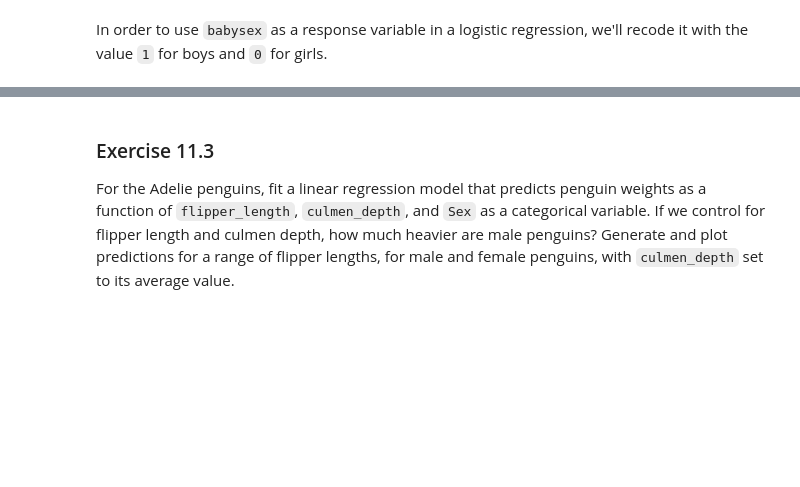
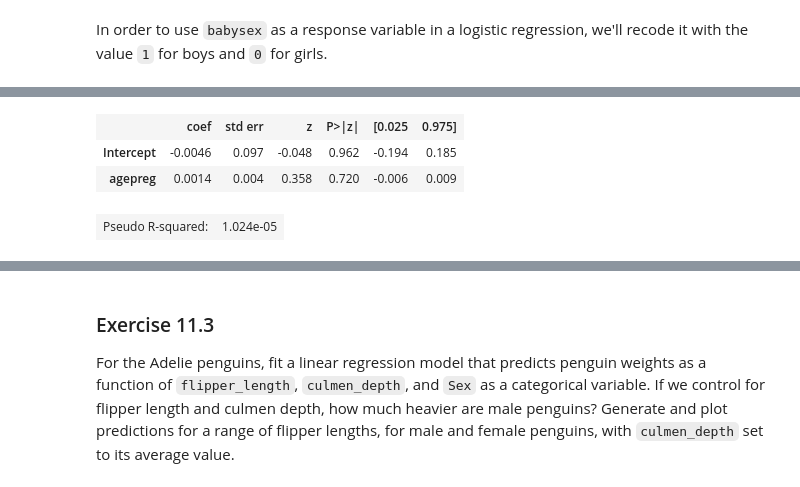
Before and after one commit to gi1no/Education, a Jupyter notebook: ThinkStats/chap11.ipynb, the cells around one changed output, grey strips where cells are left out. Cells and saved outputs as stored; diff of their text form; code cells hidden in the pictures; blank space fills up the shorter version.

```diff
--- a/ThinkStats/chap11.ipynb
+++ b/ThinkStats/chap11.ipynb
@@ -790,0 +760,10 @@ valid["y"] = (valid["babysex"] == 1).astype(int)
+# %%
+# Solution goes here.
+model = smf.logit("y ~ agepreg", data=valid)
+result_mage = model.fit(disp=False)
+display_summary(result_mage)
+# %% [output]
+|  | coef | std err | z | P>|z| | [0.025 | 0.975] |
+| Intercept | -0.0046 | 0.097 | -0.048 | 0.962 | -0.194 | 0.185 |
+| agepreg | 0.0014 | 0.004 | 0.358 | 0.720 | -0.006 | 0.009 |
+| Pseudo R-squared: | 1.024e-05 |
```
Also changed, not shown: parts of 20 cells of this notebook.
